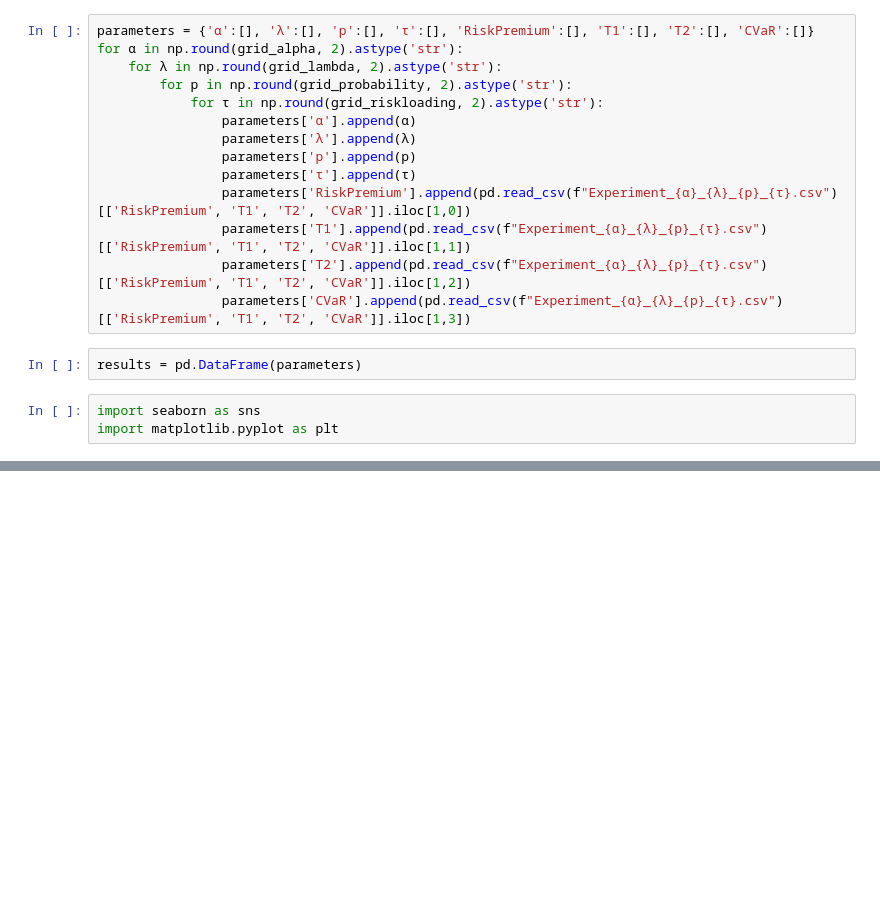
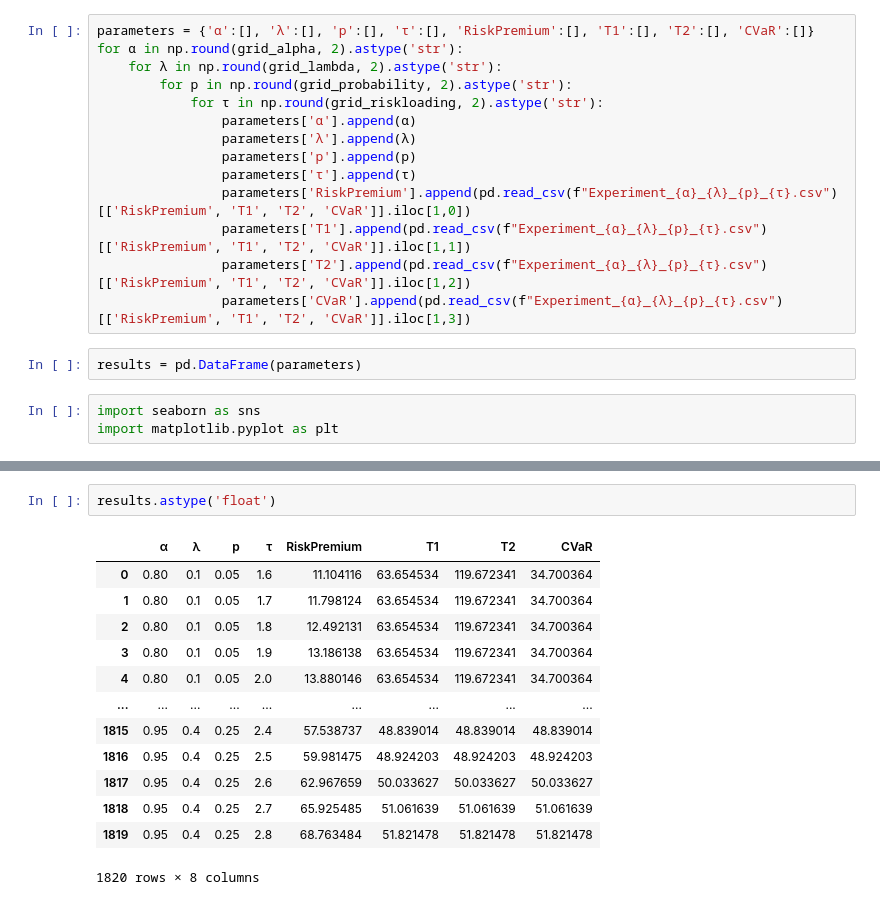
Before and after one commit to renatoquiliche/Insurance-Mathematics-Economics-ADR, a Jupyter notebook: Experiments/gridsearch/ResultsExploration.ipynb, the cells around one changed output, grey strips where cells are left out. Drawn from its saved outputs; the diff is of its cells as text; blank space fills up the shorter version.

```diff
--- a/Experiments/gridsearch/ResultsExploration.ipynb
+++ b/Experiments/gridsearch/ResultsExploration.ipynb
@@ -34,0 +35,16 @@ sns.scatterplot(x=results['RiskPremium'], y=results['T1'],
+# %%
+results.astype('float')
+# %% [output]
+|  | α | λ | p | τ | RiskPremium | T1 | T2 | CVaR |
+| 0 | 0.80 | 0.1 | 0.05 | 1.6 | 11.104116 | 63.654534 | 119.672341 | 34.700364 |
+| 1 | 0.80 | 0.1 | 0.05 | 1.7 | 11.798124 | 63.654534 | 119.672341 | 34.700364 |
+| 2 | 0.80 | 0.1 | 0.05 | 1.8 | 12.492131 | 63.654534 | 119.672341 | 34.700364 |
+| 3 | 0.80 | 0.1 | 0.05 | 1.9 | 13.186138 | 63.654534 | 119.672341 | 34.700364 |
+| 4 | 0.80 | 0.1 | 0.05 | 2.0 | 13.880146 | 63.654534 | 119.672341 | 34.700364 |
+| ... | ... | ... | ... | ... | ... | ... | ... | ... |
+| 1815 | 0.95 | 0.4 | 0.25 | 2.4 | 57.538737 | 48.839014 | 48.839014 | 48.839014 |
+| 1816 | 0.95 | 0.4 | 0.25 | 2.5 | 59.981475 | 48.924203 | 48.924203 | 48.924203 |
+| 1817 | 0.95 | 0.4 | 0.25 | 2.6 | 62.967659 | 50.033627 | 50.033627 | 50.033627 |
+| 1818 | 0.95 | 0.4 | 0.25 | 2.7 | 65.925485 | 51.061639 | 51.061639 | 51.061639 |
+| 1819 | 0.95 | 0.4 | 0.25 | 2.8 | 68.763484 | 51.821478 | 51.821478 | 51.821478 |
+1820 rows × 8 columns
```
Also changed, not shown: parts of 4 cells of this notebook, 2 other files.
